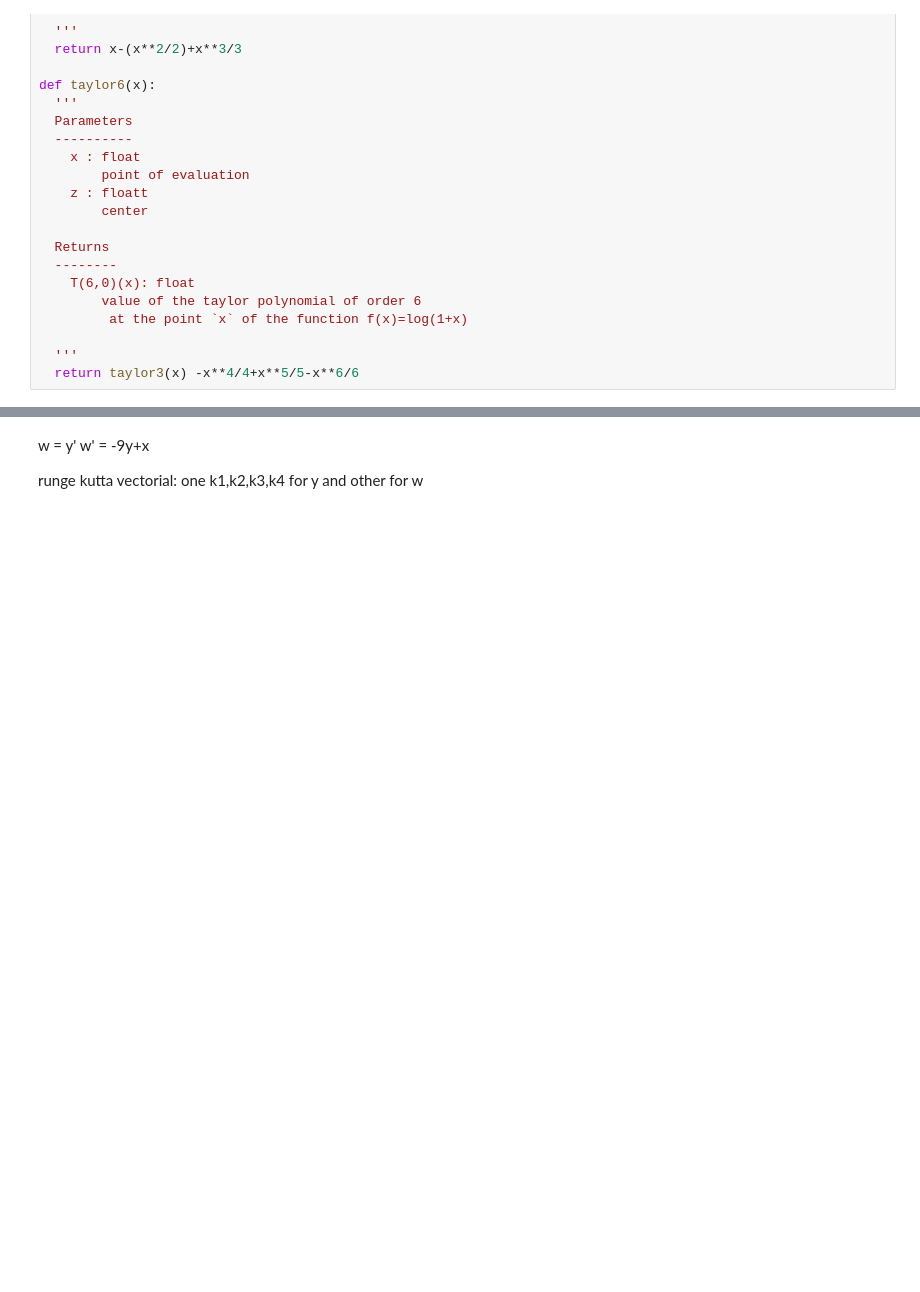
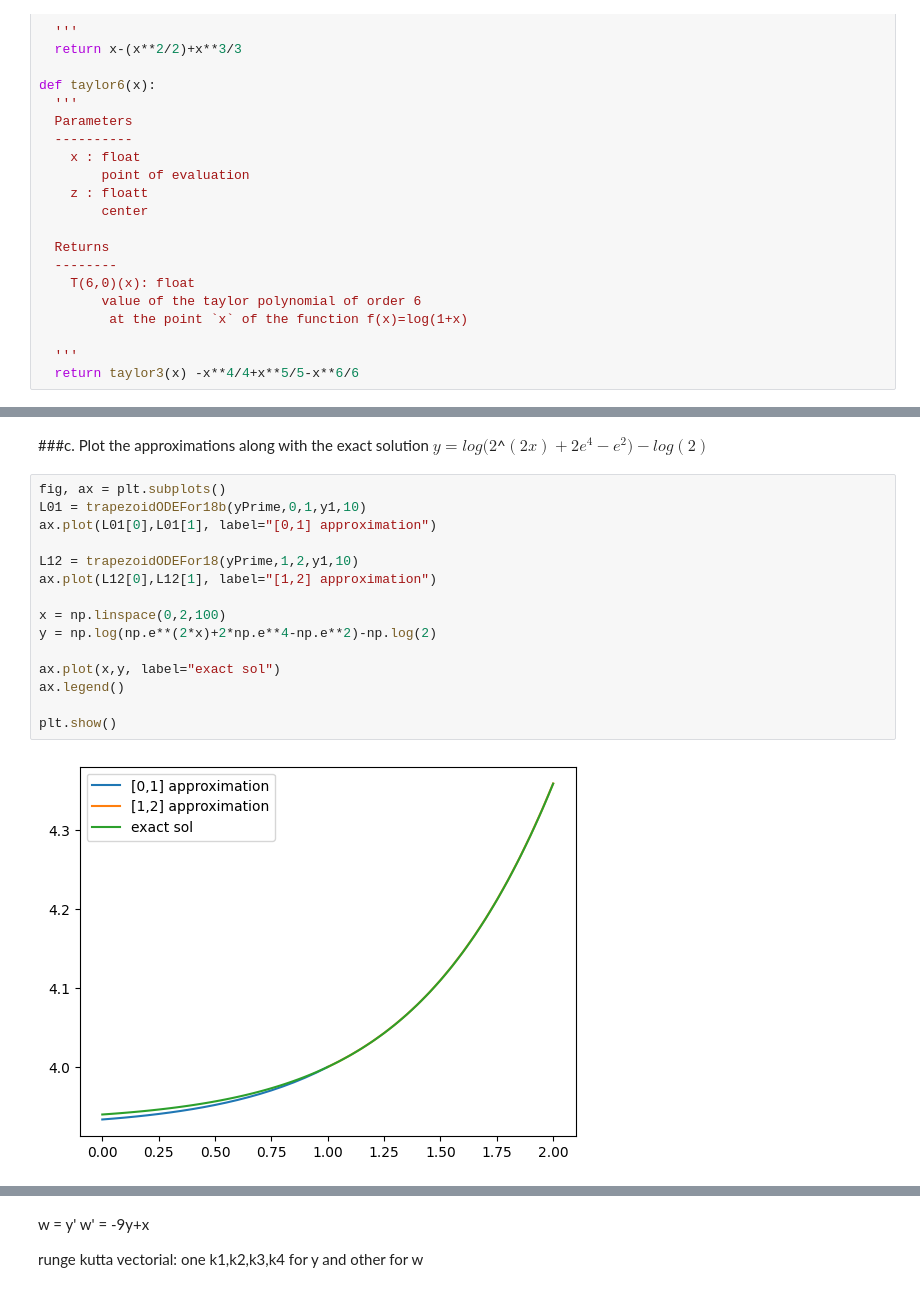
Before and after one commit to jcv00036/amn_p, a Jupyter notebook: Handout_3_Juan_Carrasco_Vico.ipynb, the cells around one changed output, grey strips where cells are left out. Saved outputs shown, nothing was run; the diff lists cells and outputs as text; blank space fills up the shorter version.

```diff
--- a/Handout_3_Juan_Carrasco_Vico.ipynb
+++ b/Handout_3_Juan_Carrasco_Vico.ipynb
@@ -1912,0 +2013,19 @@ $y' = (3x^2+2x+6)/(2y)$  $=>$  $y'' = (6x+2)/2y-(3x^2+2x+6)^2/(4y^3)$
+# %% [markdown]
+###c. Plot the approximations along with the exact solution $y = log(2$^$(2x) + 2e^4 - e^2) - log(2)$
+# %%
+fig, ax = plt.subplots()
+L01 = trapezoidODEFor18b(yPrime,0,1,y1,10)
+ax.plot(L01[0],L01[1], label="[0,1] approximation")
+
+L12 = trapezoidODEFor18(yPrime,1,2,y1,10)
+ax.plot(L12[0],L12[1], label="[1,2] approximation")
+
+x = np.linspace(0,2,100)
+y = np.log(np.e**(2*x)+2*np.e**4-np.e**2)-np.log(2)
+
+ax.plot(x,y, label="exact sol")
+ax.legend()
+
+plt.show()
+# %% [output]
+[figure, added]
```
Also changed, not shown: parts of 49 cells of this notebook.
